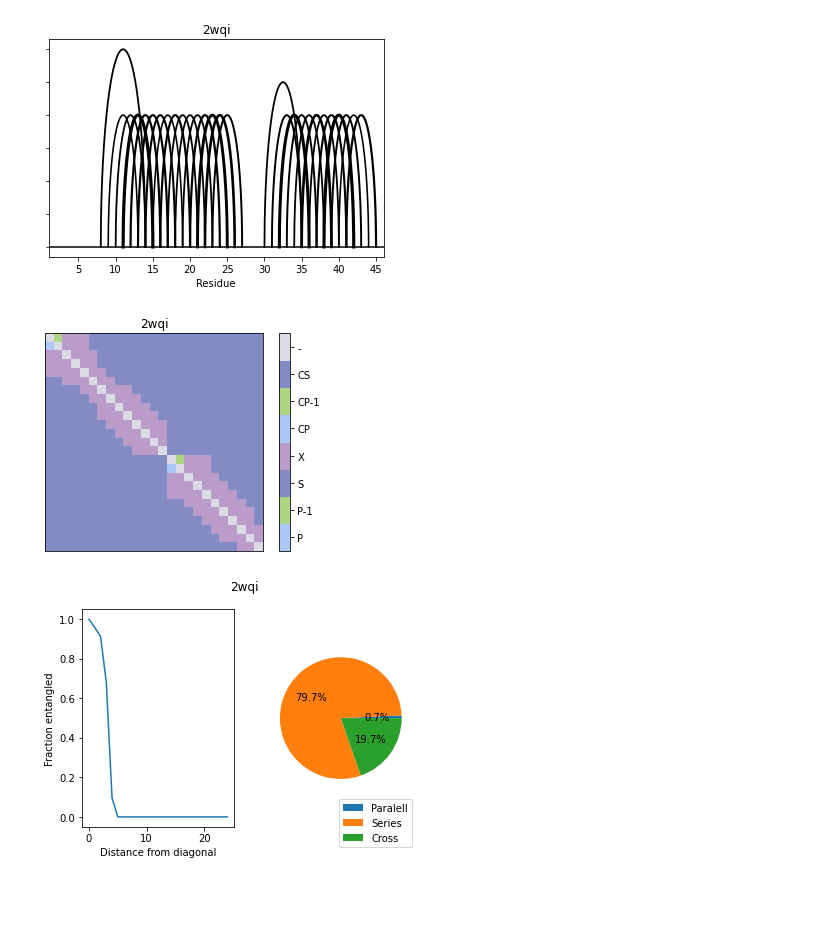
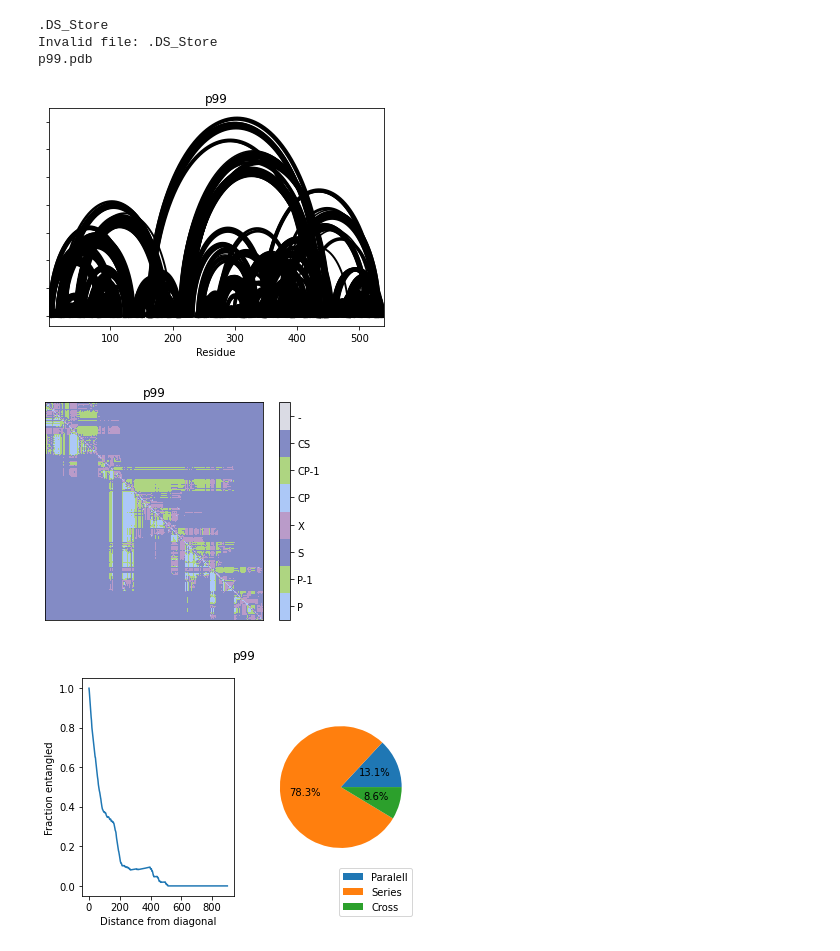
Before and after one commit to Duanetech/circuit_topology, a Jupyter notebook: MAIN.ipynb, the cells around one changed output. Drawn from its saved outputs; the diff is of its cells as text; code cells hidden in the pictures; blank space fills up the shorter version.

Commit message:
added error handling

```diff
--- a/MAIN.ipynb
+++ b/MAIN.ipynb
@@ -24,32 +24,38 @@ if dlinput == 'y':
     retrieve_cif.retrieve_cif()
 # %%
 for files in os.listdir('input_files/' +fileformat):
-
-    chain = retrieve_chain.retrieve_chain(files)
-
+    print(files)
+    try:
+        chain = retrieve_chain.retrieve_chain(files)
+    except UnicodeDecodeError:
+        print("Invalid file: "+files)
+        continue
     #Step 1 - Draw a segment-segment based contact map (if length_filtering > 0, it is activated,          input is the max distance)
     cmap3, cmap2, protid ,numbering, res_names = get_cmap.get_cmap(chain,
     cutoff_distance=4.5,
     cutoff_numcontacts=5,
     length_filtering=0,
     exclude_neighbour=4)
 
     #Step 1.5 - Energy filtering
     if efiltering == 'y':
         cmap3 = energy_cmap.energy_cmap(cmap3,numbering,res_names,potential_sign)
         protid = protid + '_(' + potsign + ')ef'
 
     #Step 2 - Draw a circuit topology relations matrix
     mat, c = get_matrix.get_matrix(cmap3,protid)
 
     #Step 3 - Circuit topology statistics
     psc, entangled = get_stats.get_stats(mat,protid)
 
     #Plots
     circuit_plot.circuit_plot(cmap2,protid,numbering)
     matrix_plot.matrix_plot(mat,protid)
     stats_plot.stats_plot(entangled,psc,protid)
 # %% [output]
+.DS_Store
+Invalid file: .DS_Store
+p99.pdb
-[figure, old version]
+[figure, new version]
-[figure, old version]
+[figure, new version]
-[figure, old version]
+[figure, new version]
```
Also changed, not shown: 5 other files.
